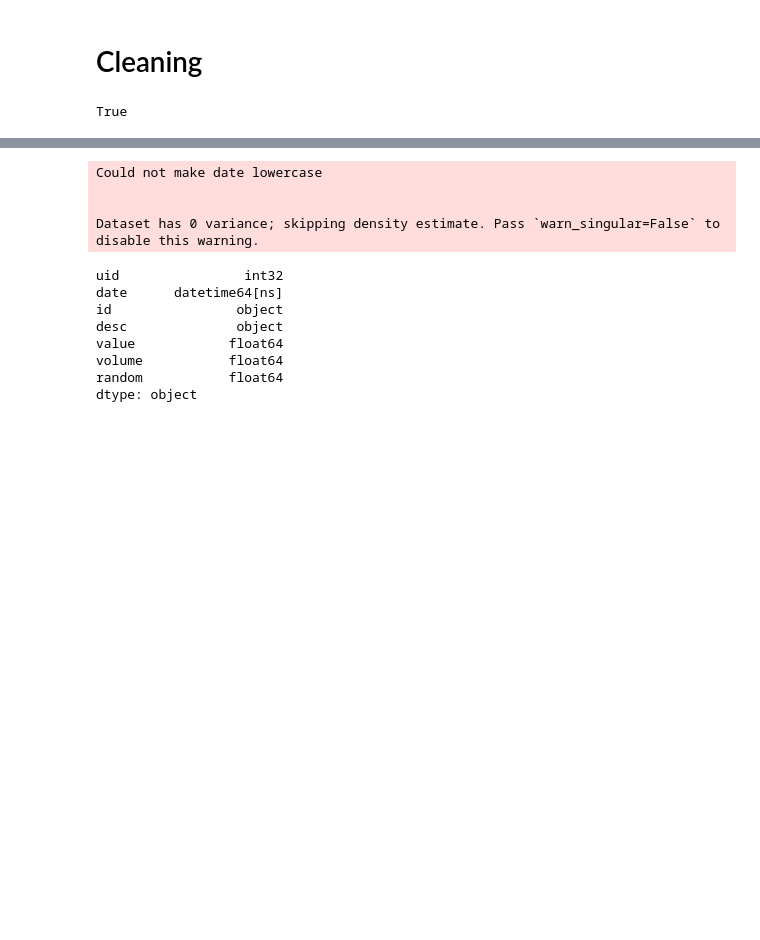
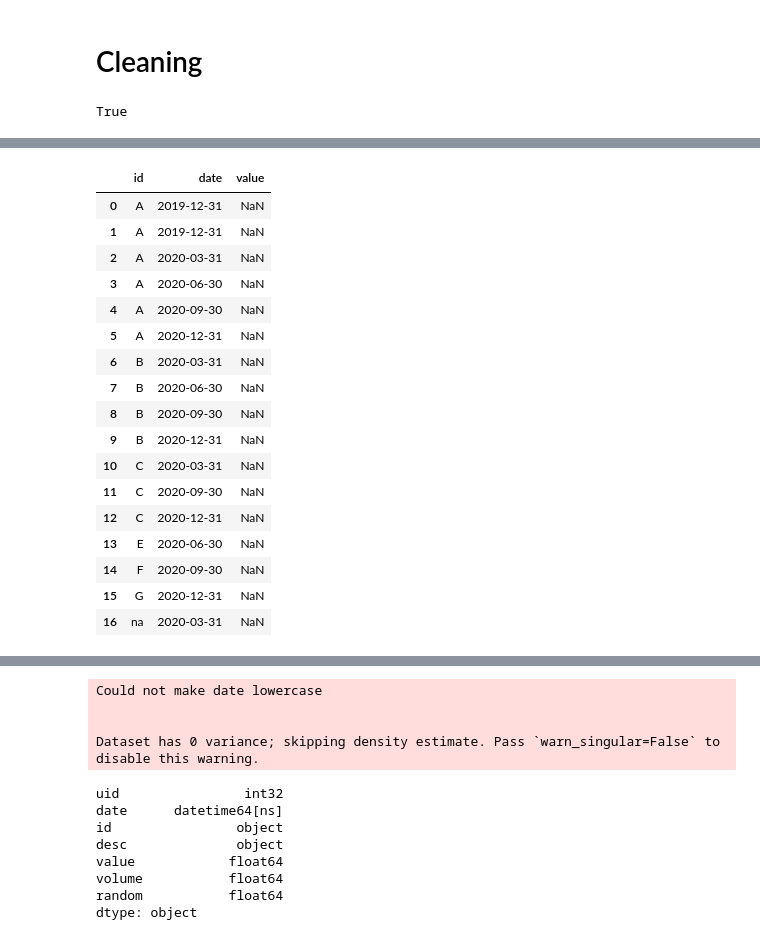
Before and after one commit to aravindganesan88/eda_and_clean, a Jupyter notebook: test.ipynb, the cells around one changed output, grey strips where cells are left out. Saved outputs shown, nothing was run; the diff lists cells and outputs as text; code cells hidden in the pictures; blank space fills up the shorter version.

```diff
--- a/test.ipynb
+++ b/test.ipynb
@@ -111,0 +116,2 @@ True
+# %%
+df_test = input_1_fixture()
@@ -111,0 +139,24 @@ True
+# %%
+date_col = 'date'
+groupby_cols = ['id']
+number_of_days = 30*3
+df_test.set_index([date_col]).groupby(groupby_cols)['value'].rolling(number_of_days).mean().reset_index()
+# %% [output]
+|  | id | date | value |
+| 0 | A | 2019-12-31 | NaN |
+| 1 | A | 2019-12-31 | NaN |
+| 2 | A | 2020-03-31 | NaN |
+| 3 | A | 2020-06-30 | NaN |
+| 4 | A | 2020-09-30 | NaN |
+| 5 | A | 2020-12-31 | NaN |
+| 6 | B | 2020-03-31 | NaN |
+| 7 | B | 2020-06-30 | NaN |
+| 8 | B | 2020-09-30 | NaN |
+| 9 | B | 2020-12-31 | NaN |
+| 10 | C | 2020-03-31 | NaN |
+| 11 | C | 2020-09-30 | NaN |
+| 12 | C | 2020-12-31 | NaN |
+| 13 | E | 2020-06-30 | NaN |
+| 14 | F | 2020-09-30 | NaN |
+| 15 | G | 2020-12-31 | NaN |
+| 16 | na | 2020-03-31 | NaN |
```
Also changed, not shown: parts of 13 cells of this notebook, 6 other files.
